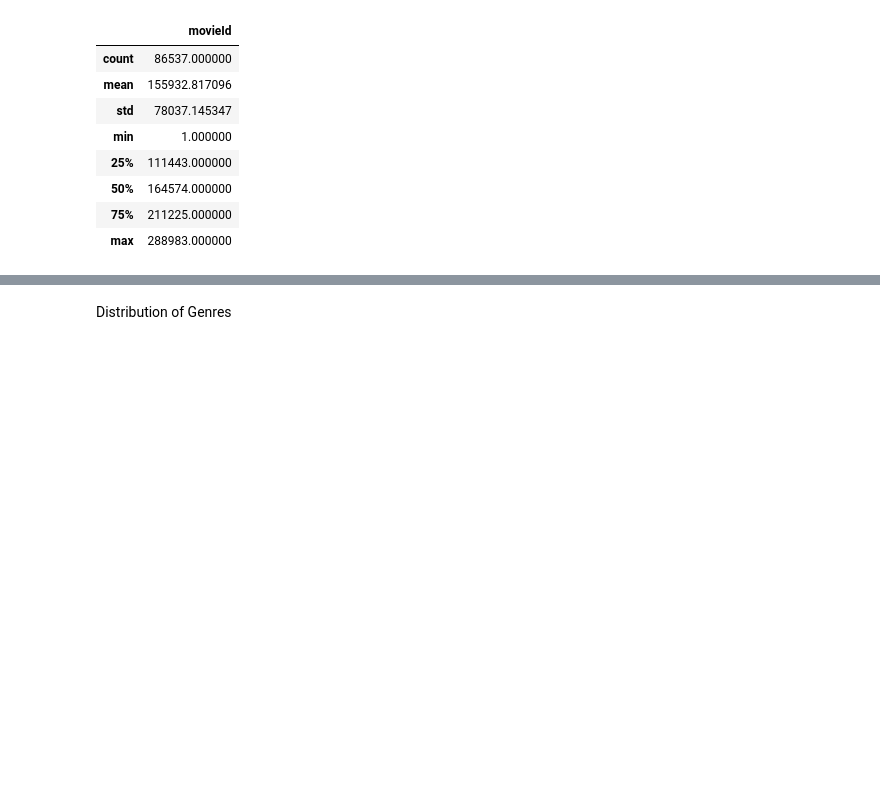
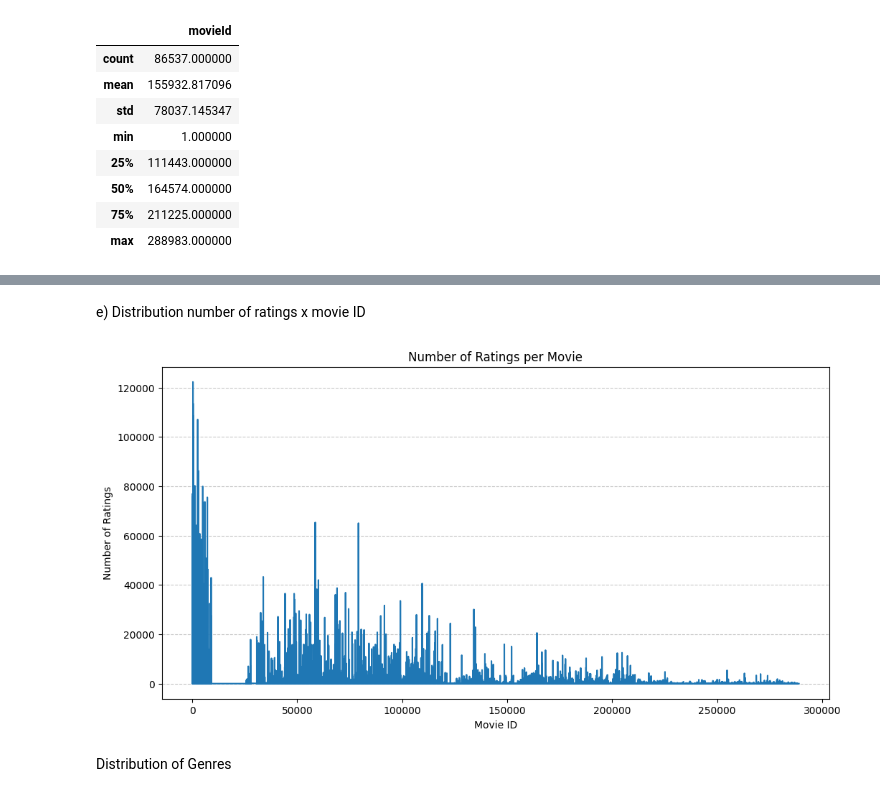
Before and after one commit to ArthurLopez1/AI-Arthur-Lopez-OPA23, a Jupyter notebook: labs/lab1.ipynb, the cells around one changed output, grey strips where cells are left out. Cells and saved outputs as stored; diff of their text form; code cells hidden in the pictures; blank space fills up the shorter version.

```diff
--- a/labs/lab1.ipynb
+++ b/labs/lab1.ipynb
@@ -64,3 +158,19 @@ df_ratings.describe()
+# %% [markdown]
+e) Distribution number of ratings x movie ID
+# %%
+# Counting the number of ratings per movie
+ratings_per_movie = df_ratings['movieId'].value_counts().sort_index()
+
+# Plotting
+plt.figure(figsize=(12,6))
+plt.plot(ratings_per_movie.index, ratings_per_movie.values)
+plt.title('Number of Ratings per Movie')
+plt.xlabel('Movie ID')
+plt.ylabel('Number of Ratings')
+plt.grid(axis='y', linestyle='--', alpha=0.7)
+plt.show()
+# %% [output]
+[figure, added]
 # %% [markdown]
 Distribution of Genres
 # %%
```
Also changed, not shown: parts of 17 cells of this notebook.
